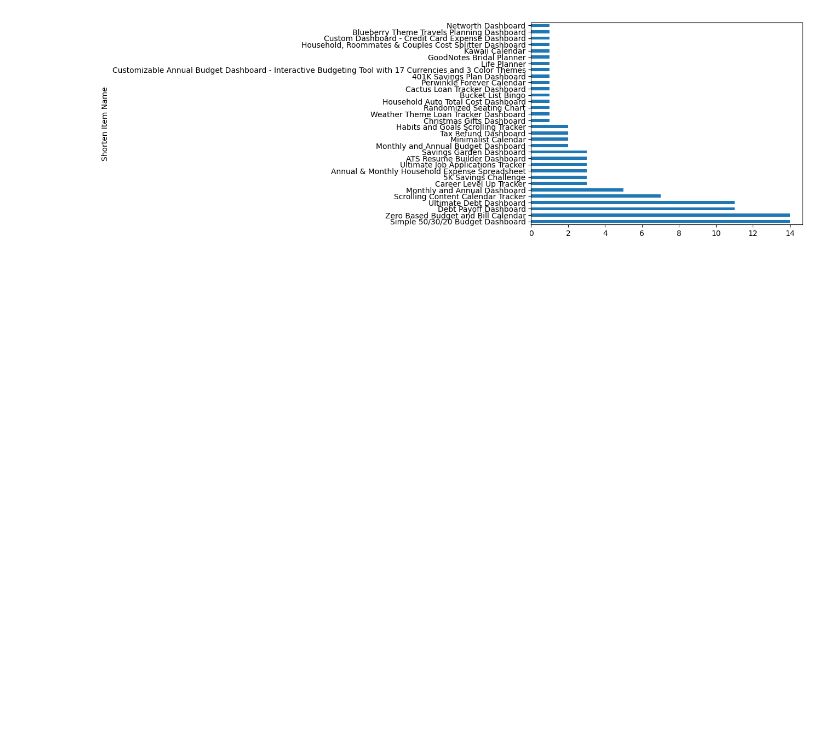
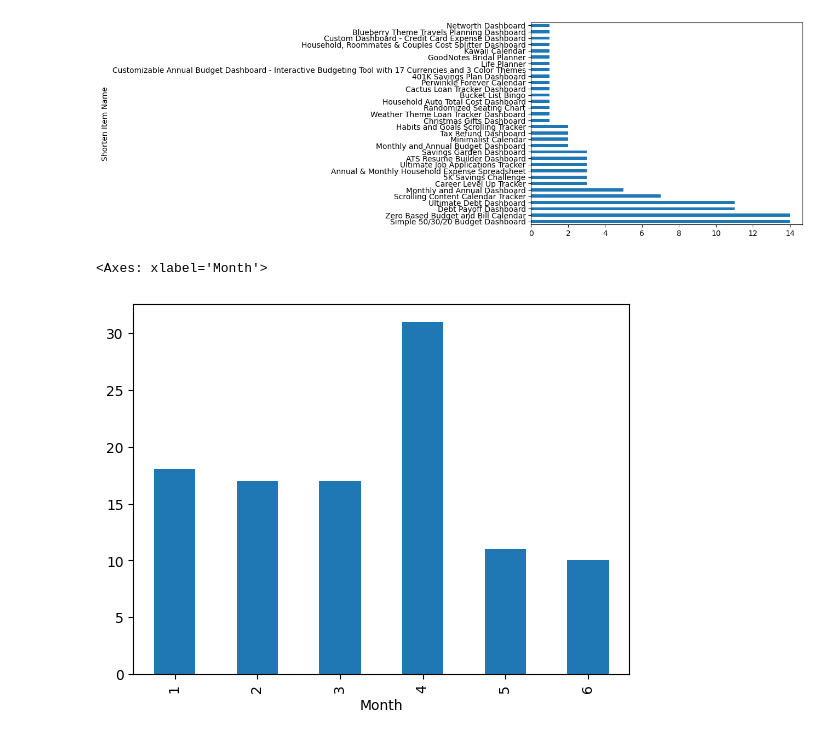
Before and after one commit to sc6354/Demand-Forecasting, a Jupyter notebook: forecasting.ipynb, the cells around one changed output. Drawn from its saved outputs; the diff is of its cells as text; code cells hidden in the pictures; blank space fills up the shorter version.

```diff
--- a/forecasting.ipynb
+++ b/forecasting.ipynb
@@ -13,6 +14,7 @@ sales_2024 = pd.read_csv('Data/EtsySoldOrderItems2024.csv')
 # %%
 sales_2024['Month'] = sales_2024['Sale Date'].astype('datetime64[ns]').dt.month
 sales_2024['Year'] = sales_2024['Sale Date'].astype('datetime64[ns]').dt.year
+sales_2024['Year-Month'] = sales_2024['Sale Date'].astype('datetime64[ns]').dt.to_period('M')
 # %%
 sales_2024['Shorten Item Name'] = sales_2024.loc[:,['Item Name']]
 
@@ -95,4 +97,10 @@ sales_2024['Shorten Item Name'].value_counts().plot.barh()
 # %% [output]
 <Axes: ylabel='Shorten Item Name'>
 [figure]
+# %%
+# Sales by Item
+sales_2024['Month'].value_counts().sort_index().plot.bar()
+# %% [output]
+<Axes: xlabel='Month'>
+[figure, added]
 # %%
```
Also changed, not shown: parts of 11 cells of this notebook.
